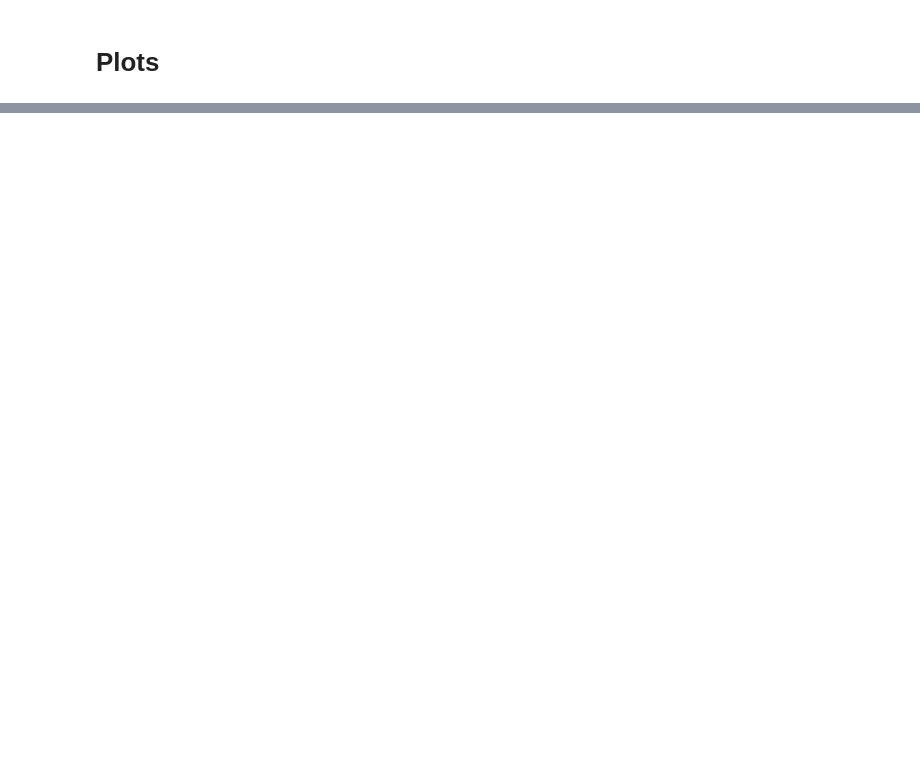
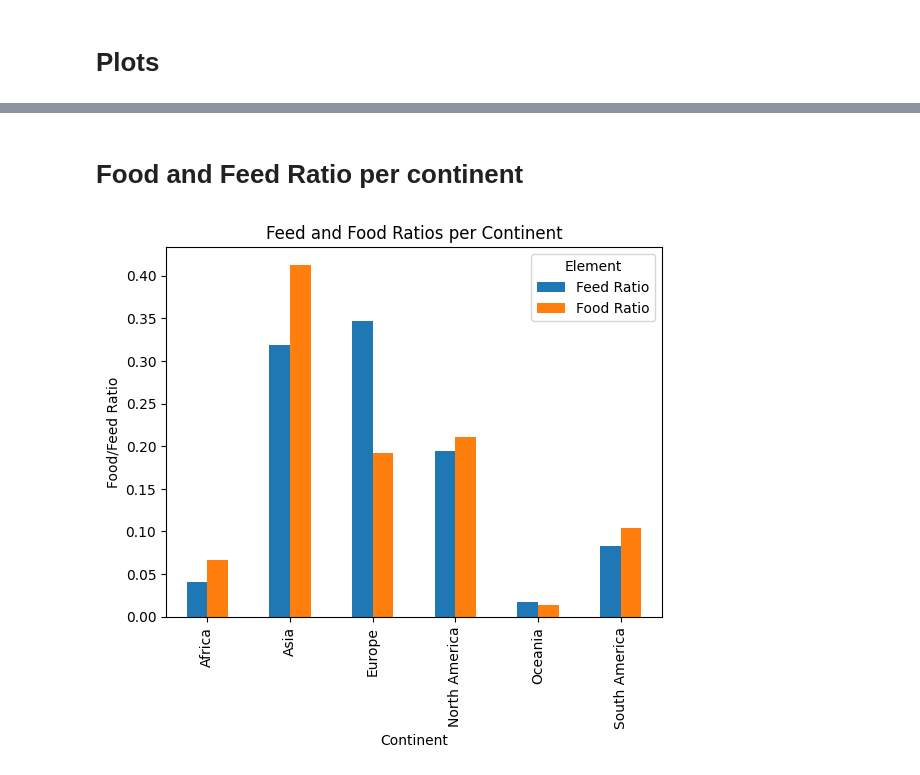
Before and after one commit to ToyeshC/Project-Big-Data, a Jupyter notebook: BigData.ipynb, the cells around one changed output, grey strips where cells are left out. Cells and saved outputs as stored; diff of their text form; code cells hidden in the pictures; blank space fills up the shorter version.

```diff
--- a/BigData.ipynb
+++ b/BigData.ipynb
@@ -21 +84,7 @@ df_fao.drop(columns=useless_features, inplace=True)
+# %%
+# Calculating total production
+df_combined['Total Production'] = df_combined.loc[:, 'Y1961':'Y2013'].sum(axis=1)
+
+# Calculating total emission
+df_combined['Total Emission Produced'] = df_combined['Total Production'] * df_combined['Total_emissions']
 # %% [markdown]
@@ -50,0 +368,11 @@ plt.show()
+# %% [markdown]
+# Food and Feed Ratio per continent
+# %%
+piv_df[['Feed Ratio','Food Ratio']].plot(kind='bar')
+plt.title('Feed and Food Ratios per Continent')
+plt.xlabel('Continent')
+plt.ylabel('Food/Feed Ratio')
+# Show the plot
+plt.show()
+# %% [output]
+[figure, added]
```
Also changed, not shown: parts of 30 cells of this notebook.
